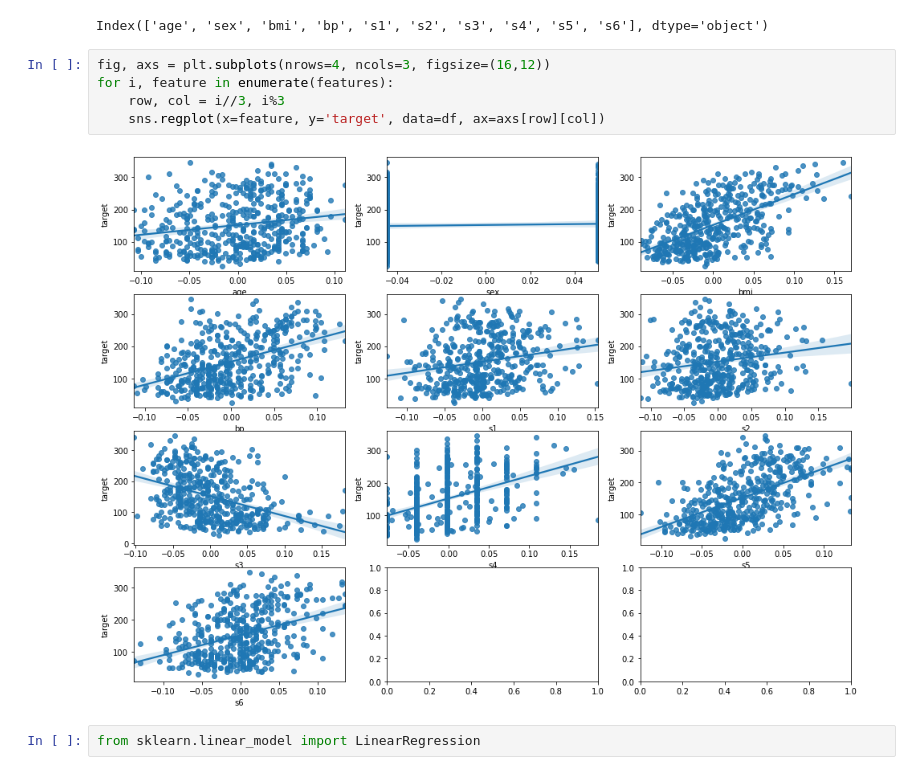
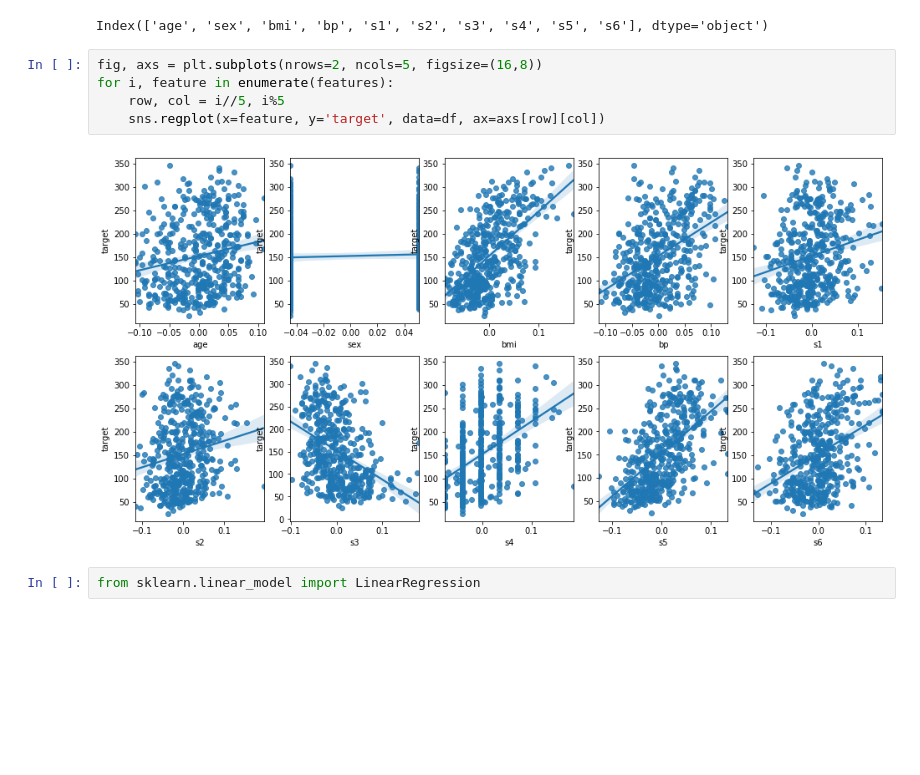
Before and after one commit to js2bean/Machine_learning_lecture-2021.12, a Jupyter notebook: 04.회귀/당뇨병.ipynb, the cells around one changed output. Drawn from its saved outputs; the diff is of its cells as text; blank space fills up the shorter version.

```diff
--- a/04.회귀/당뇨병.ipynb
+++ b/04.회귀/당뇨병.ipynb
@@ -24,12 +24,12 @@ print(features)
 # %% [output]
 Index(['age', 'sex', 'bmi', 'bp', 's1', 's2', 's3', 's4', 's5', 's6'], dtype='object')
 # %%
-fig, axs = plt.subplots(nrows=4, ncols=3, figsize=(16,12))
+fig, axs = plt.subplots(nrows=2, ncols=5, figsize=(16,8))
 for i, feature in enumerate(features):
-    row, col = i//3, i%3
+    row, col = i//5, i%5
     sns.regplot(x=feature, y='target', data=df, ax=axs[row][col])
 # %% [output]
-[figure, old version]
+[figure, new version]
 # %%
 from sklearn.linear_model import LinearRegression
 # %%
```
Also changed, not shown: parts of 9 cells of this notebook, 3 other files.
